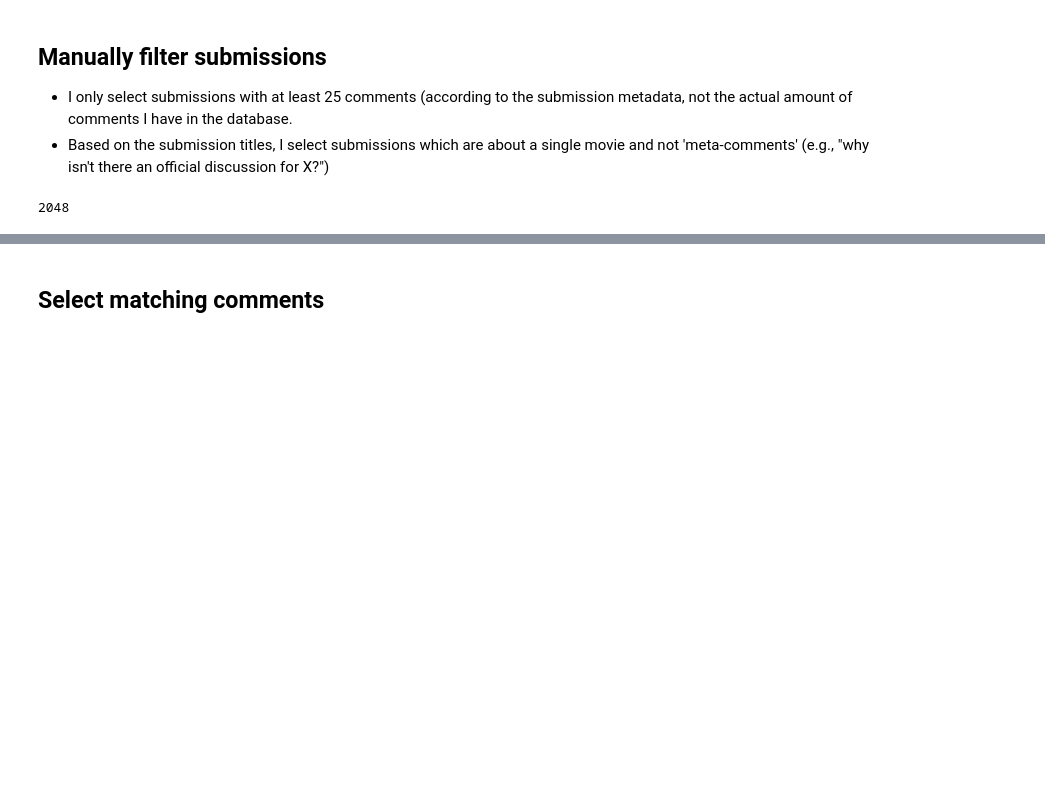
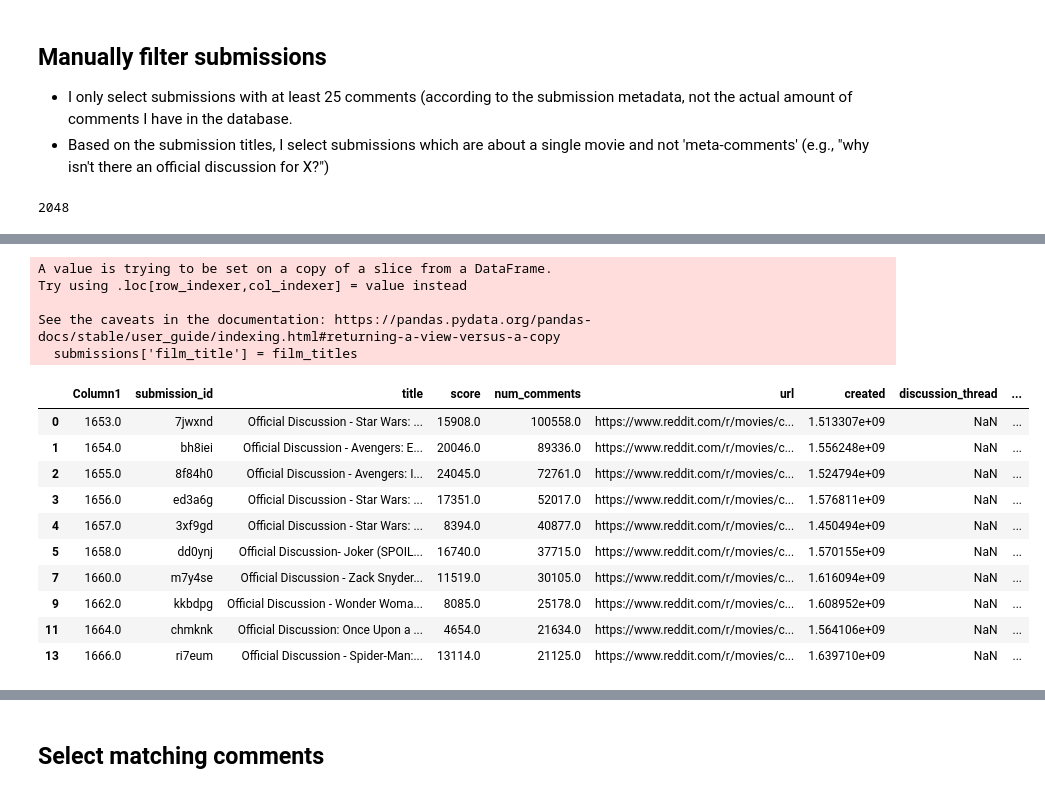
Before and after one commit to jarikstam/rmss_thesis, a Jupyter notebook: 3a_select_submissions_and_tokenize_comments.ipynb, the cells around one changed output, grey strips where cells are left out. Drawn from its saved outputs; the diff is of its cells as text; code cells hidden in the pictures; blank space fills up the shorter version.

```diff
--- a/3a_select_submissions_and_tokenize_comments.ipynb
+++ b/3a_select_submissions_and_tokenize_comments.ipynb
@@ -9,6 +12,19 @@ import pickle
 # Define location and name of SQL database, create a connection object
 sql_db = './data/film_discussions'
 conn = sqlite3.connect(sql_db)
+
+# Converting the submissions to manually annotate them
+submissions_file = './data/submissions.csv'
+annotated_submissions_file = './data/submissions_annotated.csv'
+
+# Comments from selected submissions
+comments_file = './data/comments.csv'
+
+# Tokenized sentences for processing with word2vec
+tokens_file = './data/tokens.txt'
+
+# Tokenized comments for matching discourse atoms and concept mover's distance to comments
+tokenized_comments_file = './data/tokenized_comments.p'
 # %% [markdown]
 ## Manually filter submissions
 - I only select submissions with at least 25 comments (according to the submission metadata, not the actual amount of comments I have in the database.
@@ -24,8 +40,8 @@ submissions.to_csv('./data/submissions.csv')
 # %%
 # I created a new column which is empty for official discussions (num_comments >= 25 only)
-submissions = pd.read_csv('./data/submissions_annotated.csv', sep=';')
+all_submissions = pd.read_csv(annotated_submissions_file, sep=';')
 # %%
-submissions = submissions.loc[(submissions['num_comments'] >= 25) & (pd.isna(submissions['discussion_thread']))]
+submissions = all_submissions.loc[(all_submissions['num_comments'] >= 25) & (pd.isna(all_submissions['discussion_thread']))]
 # %%
 print(len(submissions))
 # %% [output]
@@ -32,0 +150,22 @@ print(len(submissions))
+# %%
+submissions['film_title'] = film_titles
+# %% [output]
+A value is trying to be set on a copy of a slice from a DataFrame.
+Try using .loc[row_indexer,col_indexer] = value instead
+
+See the caveats in the documentation: https://pandas.pydata.org/pandas-docs/stable/user_guide/indexing.html#returning-a-view-versus-a-copy
+  submissions['film_title'] = film_titles
+# %%
+submissions.head(10)
+# %% [output]
+|  | Column1 | submission_id | title | score | num_comments | url | created | discussion_thread | ... |
+| 0 | 1653.0 | 7jwxnd | Official Discussion - Star Wars: ... | 15908.0 | 100558.0 | https://www.reddit.com/r/movies/c... | 1.513307e+09 | NaN | ... |
+| 1 | 1654.0 | bh8iei | Official Discussion - Avengers: E... | 20046.0 | 89336.0 | https://www.reddit.com/r/movies/c... | 1.556248e+09 | NaN | ... |
+| 2 | 1655.0 | 8f84h0 | Official Discussion - Avengers: I... | 24045.0 | 72761.0 | https://www.reddit.com/r/movies/c... | 1.524794e+09 | NaN | ... |
+| 3 | 1656.0 | ed3a6g | Official Discussion - Star Wars: ... | 17351.0 | 52017.0 | https://www.reddit.com/r/movies/c... | 1.576811e+09 | NaN | ... |
+| 4 | 1657.0 | 3xf9gd | Official Discussion - Star Wars: ... | 8394.0 | 40877.0 | https://www.reddit.com/r/movies/c... | 1.450494e+09 | NaN | ... |
+| 5 | 1658.0 | dd0ynj | Official Discussion- Joker (SPOIL... | 16740.0 | 37715.0 | https://www.reddit.com/r/movies/c... | 1.570155e+09 | NaN | ... |
+| 7 | 1660.0 | m7y4se | Official Discussion - Zack Snyder... | 11519.0 | 30105.0 | https://www.reddit.com/r/movies/c... | 1.616094e+09 | NaN | ... |
+| 9 | 1662.0 | kkbdpg | Official Discussion - Wonder Woma... | 8085.0 | 25178.0 | https://www.reddit.com/r/movies/c... | 1.608952e+09 | NaN | ... |
+| 11 | 1664.0 | chmknk | Official Discussion: Once Upon a ... | 4654.0 | 21634.0 | https://www.reddit.com/r/movies/c... | 1.564106e+09 | NaN | ... |
+| 13 | 1666.0 | ri7eum | Official Discussion - Spider-Man:... | 13114.0 | 21125.0 | https://www.reddit.com/r/movies/c... | 1.639710e+09 | NaN | ... |
```
Also changed, not shown: parts of 15 cells of this notebook, 7 other files.
